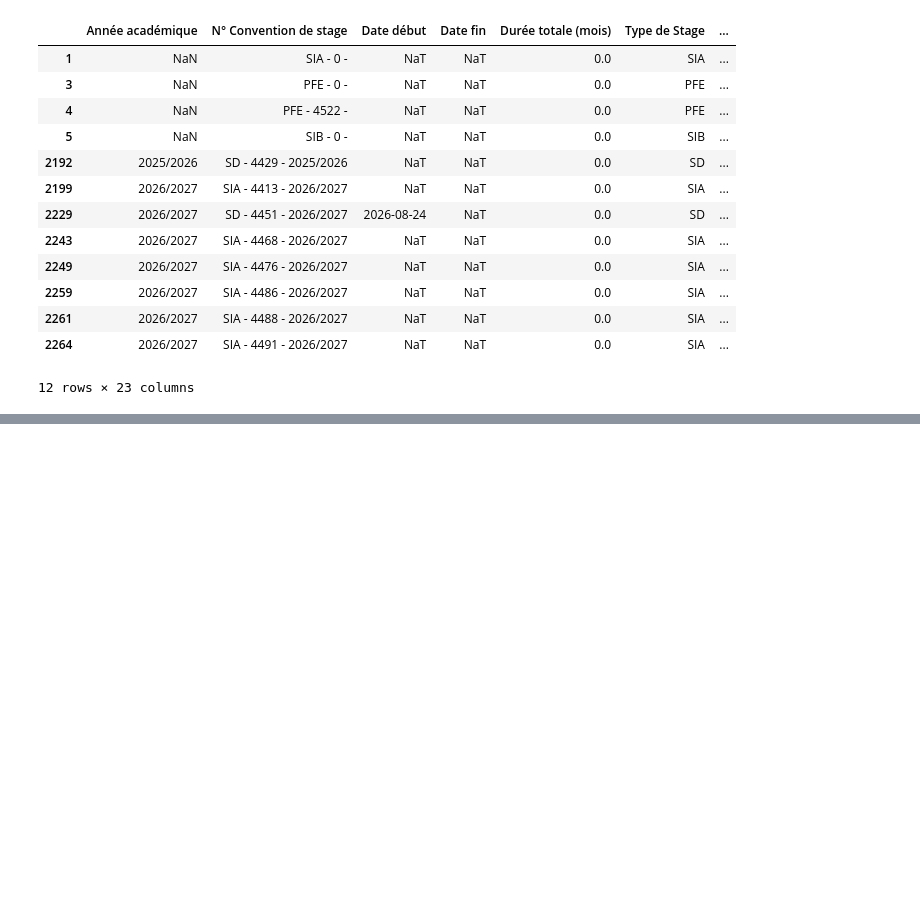
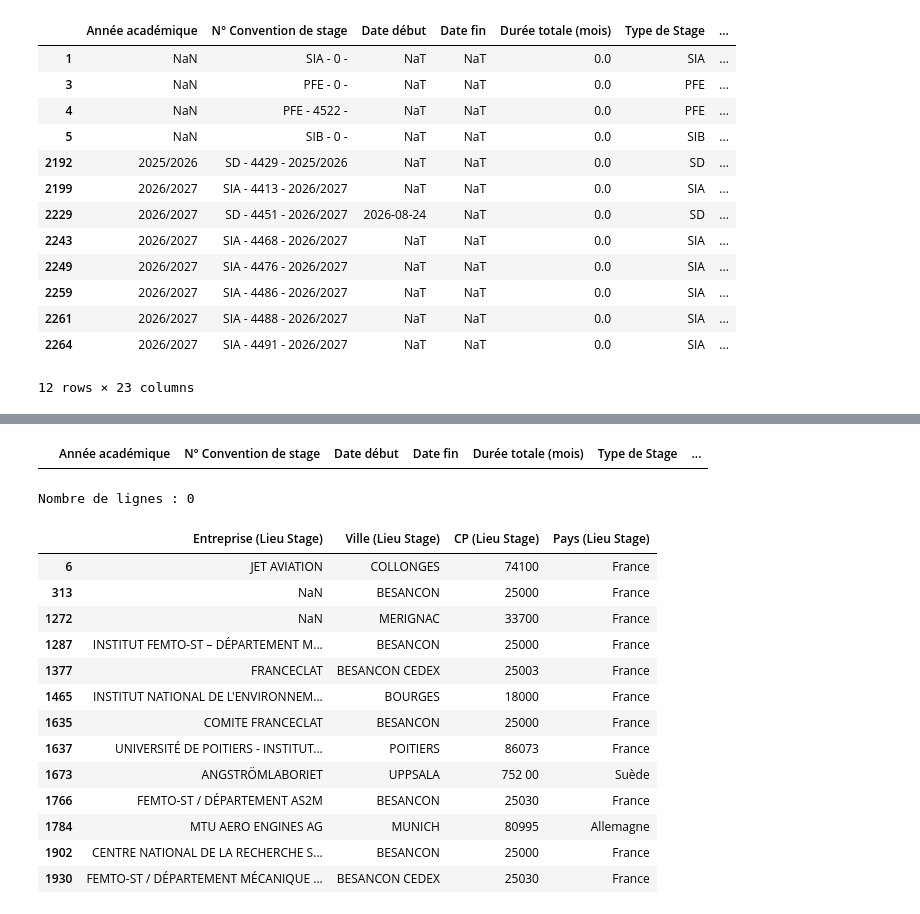
Before and after one commit to kraymis/rag-pfe-data, a Jupyter notebook: notebooks/02_data_cleaning.ipynb, the cells around one changed output, grey strips where cells are left out. Drawn from its saved outputs; the diff is of its cells as text; code cells hidden in the pictures; blank space fills up the shorter version.

```diff
--- a/notebooks/02_data_cleaning.ipynb
+++ b/notebooks/02_data_cleaning.ipynb
@@ -114,0 +334,63 @@ df.loc[df["Date fin"].isna()]
+# %%
+display(
+    df[
+        df["Ville (Lieu Stage)"].notna() &
+        df["Pays (Lieu Stage)"].isna()
+    ]
+)
+# %% [output]
+|  | Année académique | N° Convention de stage | Date début | Date fin | Durée totale (mois) | Type de Stage | ... |
+# %%
+count = (
+    df["Ville (Lieu Stage)"].notna() &
+    df["Pays (Lieu Stage)"].isna()
+).sum()
+
+print(f"Nombre de lignes : {count}")
+# %% [output]
+Nombre de lignes : 0
+# %%
+pays_manuel = {
+    6: "France",
+    313: "France",
+    1272: "France",
+    1287: "France",
+    1377: "France",
+    1465: "France",
+    1635: "France",
+    1637: "France",
+    1673: "Suède",
+    1766: "France",
+    1784: "Allemagne",
+    1902: "France",
+    1930: "France"
+}
+
+df.loc[pays_manuel.keys(), "Pays (Lieu Stage)"] = pd.Series(pays_manuel)
+
+display(
+    df.loc[
+        pays_manuel.keys(),
+        [
+            "Entreprise (Lieu Stage)",
+            "Ville (Lieu Stage)",
+            "CP (Lieu Stage)",
+            "Pays (Lieu Stage)"
+        ]
+    ]
+)
+# %% [output]
+|  | Entreprise (Lieu Stage) | Ville (Lieu Stage) | CP (Lieu Stage) | Pays (Lieu Stage) |
+| 6 | JET AVIATION | COLLONGES | 74100 | France |
+| 313 | NaN | BESANCON | 25000 | France |
+| 1272 | NaN | MERIGNAC | 33700 | France |
+| 1287 | INSTITUT FEMTO-ST – DÉPARTEMENT M... | BESANCON | 25000 | France |
+| 1377 | FRANCECLAT | BESANCON CEDEX | 25003 | France |
+| 1465 | INSTITUT NATIONAL DE L'ENVIRONNEM... | BOURGES | 18000 | France |
+| 1635 | COMITE FRANCECLAT | BESANCON | 25000 | France |
+| 1637 | UNIVERSITÉ DE POITIERS - INSTITUT... | POITIERS | 86073 | France |
+| 1673 | ANGSTRÖMLABORIET | UPPSALA | 752 00 | Suède |
+| 1766 | FEMTO-ST / DÉPARTEMENT AS2M | BESANCON | 25030 | France |
+| 1784 | MTU AERO ENGINES AG | MUNICH | 80995 | Allemagne |
+| 1902 | CENTRE NATIONAL DE LA RECHERCHE S... | BESANCON | 25000 | France |
+| 1930 | FEMTO-ST / DÉPARTEMENT MÉCANIQUE ... | BESANCON CEDEX | 25030 | France |
```
Also changed, not shown: parts of 67 cells of this notebook, 2 other files.
